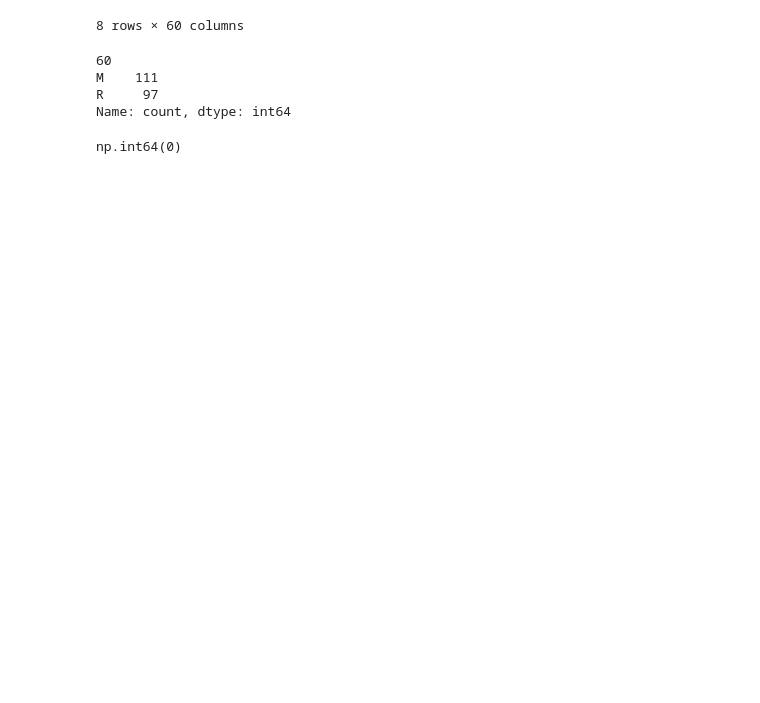
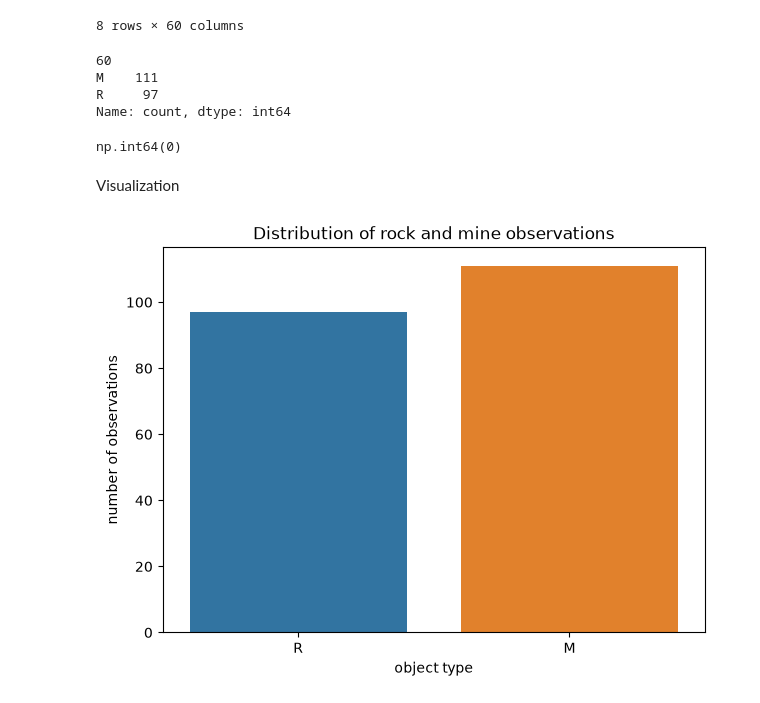
Before and after one commit to poliname17/rockmine, a Jupyter notebook: rock_vs_mine.ipynb, the cells around one changed output. Drawn from its saved outputs; the diff is of its cells as text; code cells hidden in the pictures; blank space fills up the shorter version.

```diff
--- a/rock_vs_mine.ipynb
+++ b/rock_vs_mine.ipynb
@@ -99,3 +99,20 @@ Name: count, dtype: int64
 sonar_data.isnull().sum().sum()
 # %% [output]
 np.int64(0)
+# %% [markdown]
+Visualization
+# %%
+plt.figure(figsize=(7,5))
+sns.countplot(
+    x = sonar_data[60],
+    hue = sonar_data[60],
+    legend = False
+)
+
+plt.title("Distribution of rock and mine observations")
+plt.xlabel("object type")
+plt.ylabel("number of observations")
+
+plt.show()
+# %% [output]
+[figure, added]
```
Also changed, not shown: parts of 10 cells of this notebook.
